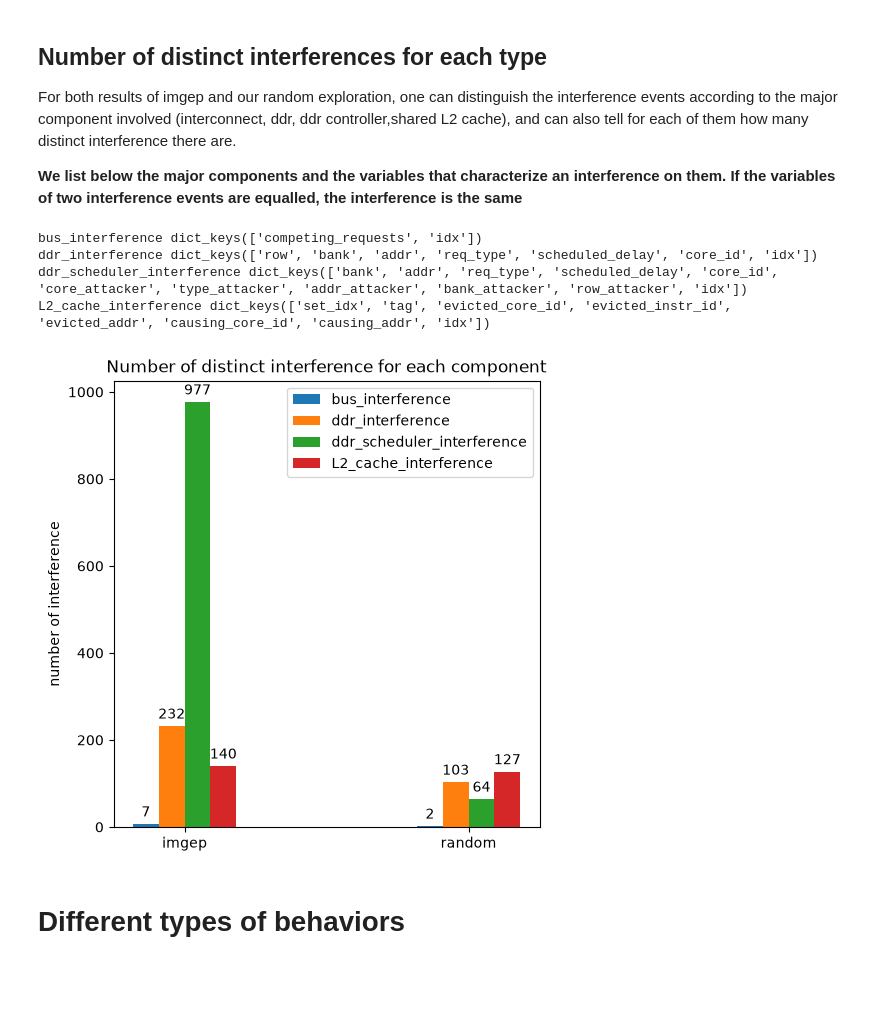
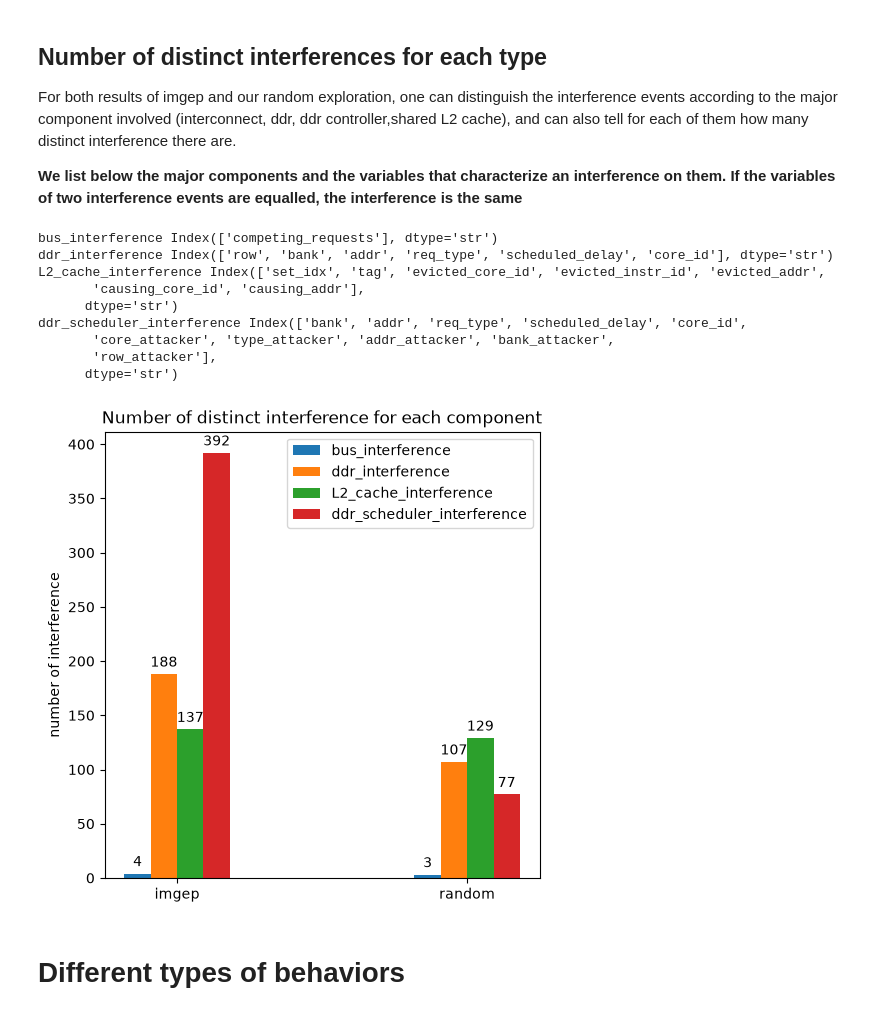
Before and after one commit to Ludoviccccc/Aixia_nouvelle_approche, a Jupyter notebook: analysis_imgep_if.ipynb, the cells around one changed output. Saved outputs shown, nothing was run; the diff lists cells and outputs as text; code cells hidden in the pictures; blank space fills up the shorter version.

```diff
--- a/analysis_imgep_if.ipynb
+++ b/analysis_imgep_if.ipynb
@@ -86,7 +91,7 @@ from sklearn.cluster import HDBSCAN
 
 #Load data
 folder = "results"
-N = 3000
+N = 5000
 k=1
 name_imgep = f'{folder}/imgep_detailled_if_N_{N}_k_{k}'
 name_random = f'{folder}/random_detailled_if_N_{N}'
@@ -102,7 +111,7 @@ nb_events = {}
 for j,content in enumerate([content_random,content_imgep]):
     for type_if in content_imgep['memory_observation']:
         keys = list(content['memory_observation'][type_if].keys())
-        nb_events[type_if] = (len(content_imgep['memory_observation'][type_if][keys[0]]),len(content_random['memory_observation'][type_if][keys[0]]))
+        nb_events[type_if] = (len(content_imgep['memory_observation'][type_if].columns),len(content_random['memory_observation'][type_if].columns))
 
 fig, ax = plt.subplots(layout='constrained',figsize=(5,5))
 
@@ -133,41 +142,46 @@ history = History()
 history._j = N
 history.memory_observation = content_imgep['memory_observation']
 for if_type in history.memory_observation:
-    print(if_type,history.memory_observation[if_type].keys())
+    print(if_type,history.memory_observation[if_type].index)
 # %% [output]
-bus_interference dict_keys(['competing_requests', 'idx'])
-ddr_interference dict_keys(['row', 'bank', 'addr', 'req_type', 'scheduled_delay', 'core_id', 'idx'])
-ddr_scheduler_interference dict_keys(['bank', 'addr', 'req_type', 'scheduled_delay', 'core_id', 'core_attacker', 'type_attacker', 'addr_attacker', 'bank_attacker', 'row_attacker', 'idx'])
-L2_cache_interference dict_keys(['set_idx', 'tag', 'evicted_core_id', 'evicted_instr_id', 'evicted_addr', 'causing_core_id', 'causing_addr', 'idx'])
+bus_interference Index(['competing_requests'], dtype='str')
+ddr_interference Index(['row', 'bank', 'addr', 'req_type', 'scheduled_delay', 'core_id'], dtype='str')
+L2_cache_interference Index(['set_idx', 'tag', 'evicted_core_id', 'evicted_instr_id', 'evicted_addr',
+       'causing_core_id', 'causing_addr'],
+      dtype='str')
+ddr_scheduler_interference Index(['bank', 'addr', 'req_type', 'scheduled_delay', 'core_id',
+       'core_attacker', 'type_attacker', 'addr_attacker', 'bank_attacker',
+       'row_attacker'],
+      dtype='str')
 # %%
 
 merge_distinct_counts = {}
 history1 = History()
 history1._j = N
 history2 = History()
 history2._j = N
 history1.memory_observation = content_imgep['memory_observation']
 history2.memory_observation = content_random['memory_observation']
 for type_if in content_imgep['memory_observation'].keys():
-    merge_distinct_counts[type_if] = (np.unique(history1.as_tab(type_if)[:-1],axis=1).shape[1],
-                                          np.unique(history2.as_tab(type_if)[:-1],axis=1).shape[1])
+    merge_distinct_counts[type_if] = (np.unique(history1.as_tab(type_if),axis=1).shape[1],
+                                          np.unique(history2.as_tab(type_if),axis=1).shape[1])
 
 
 fig, ax = plt.subplots(layout='constrained',figsize=(5,5))
 
 res = ax.grouped_bar(merge_distinct_counts, tick_labels=['imgep','random'], group_spacing=7)
 for container in res.bar_containers:
     ax.bar_label(container, padding=3)
 
 # Add some text for labels, title, etc.
 ax.set_ylabel('number of interference')
 ax.set_title('Number of distinct interference for each component')
 ax.legend(loc='upper right', ncols=1)
 #ax.set_ylim(0, 250)
 
 plt.show()
 # %% [output]
-[figure, old version]
+[figure, new version]
 # %% [markdown]
 # Different types of behaviors
 # %% [markdown]
```
Also changed, not shown: parts of 7 cells of this notebook.
